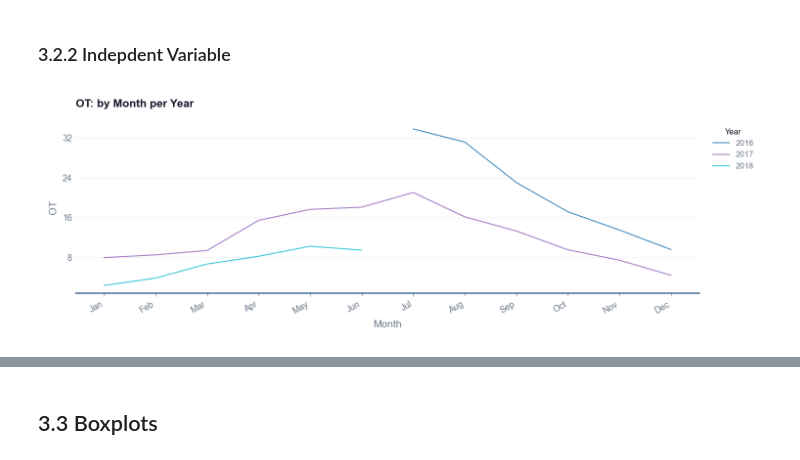
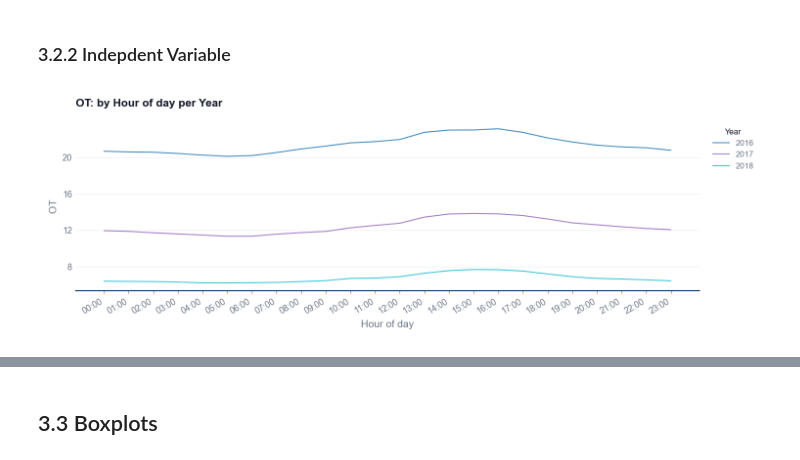
Before and after one commit to stuart-n-wilson/dissertation, a Jupyter notebook: notebooks/01_eda.ipynb, the cells around one changed output, grey strips where cells are left out. Drawn from its saved outputs; the diff is of its cells as text; code cells hidden in the pictures.

```diff
--- a/notebooks/01_eda.ipynb
+++ b/notebooks/01_eda.ipynb
@@ -134,8 +143,8 @@ fig = plot_seasonal_grid(df, ["HUFL", "HULL", "MUFL", "MULL", "MUFL", "MULL"], s
 [figure]
 # %% [markdown]
 ### 3.2.2 Indepdent Variable
-# %%
-fig = plot_seasonal(df, "OT", season="year", period="month")
-# %% [output]
-[figure, removed]
+# %%
+fig = plot_seasonal(df, "OT", season="year", period="hour")
+# %% [output]
+[figure, added]
 # %%
```
Also changed, not shown: parts of 13 cells of this notebook.
